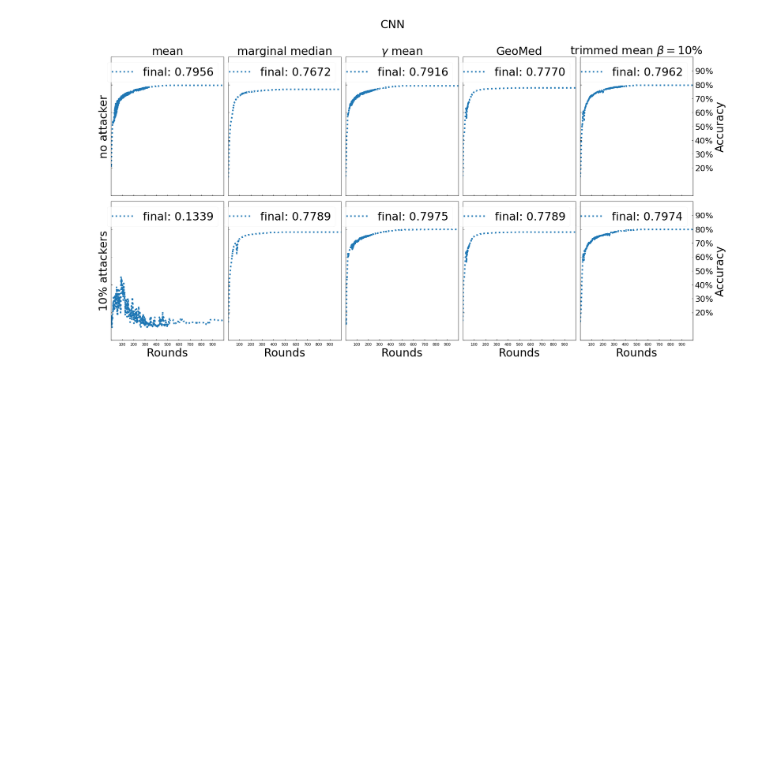
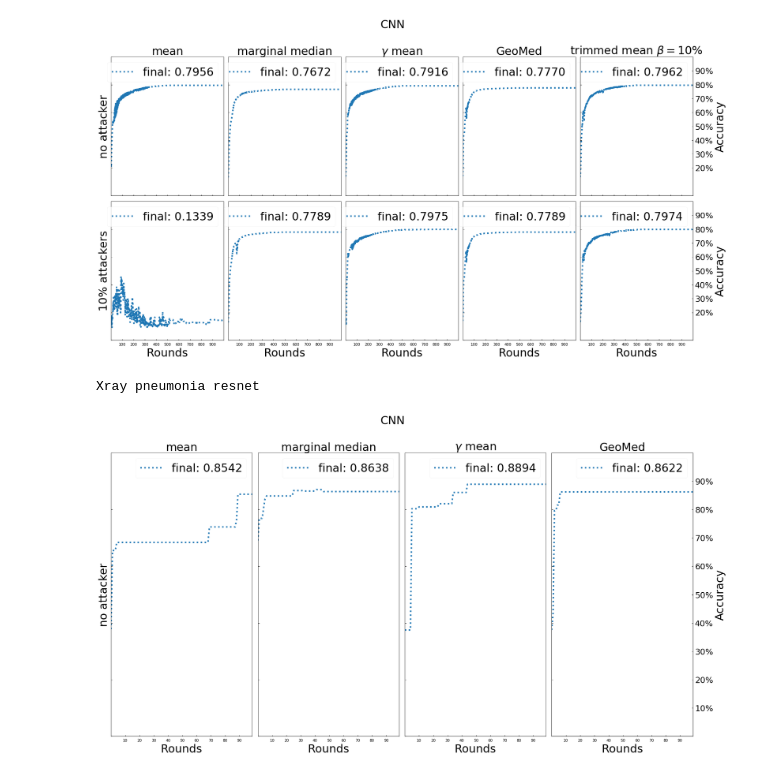
Before and after one commit to CenjhihLi/robust_federated_learning, a Jupyter notebook: mnist_results_plots.ipynb, the cells around one changed output. Saved outputs shown, nothing was run; the diff lists cells and outputs as text; code cells hidden in the pictures; blank space fills up the shorter version.

```diff
--- a/mnist_results_plots.ipynb
+++ b/mnist_results_plots.ipynb
@@ -700,3 +700,67 @@ fig.savefig('plot/fashion_CNN_attackers_10.pdf', format='pdf', bbox_inches='tigh
 # %% [output]
 Evaluate the results across different aggregators
 [figure]
+# %%
+import matplotlib.pyplot as plt
+from matplotlib.ticker import FuncFormatter
+from matplotlib.ticker import MaxNLocator
+import matplotlib as mpl
+
+print('Xray pneumonia resnet')
+
+plt.rc('font', size=BIGGER_SIZE)           # controls default text sizes
+plt.rc('axes', titlesize=BIGGER_SIZE)      # fontsize of the axes title
+plt.rc('axes', labelsize=BIGGER_SIZE)      # fontsize of the x and y labels
+plt.rc('xtick', labelsize=SMALL_SIZE)      # fontsize of the tick labels
+plt.rc('ytick', labelsize=MEDIUM_SIZE)     # fontsize of the tick labels
+plt.rc('legend', fontsize=BIGGER_SIZE)     # legend fontsize
+plt.rc('figure', titlesize=BIGGER_SIZE)    # fontsize of the figure title
+
+experiment, seed, cpr = 'expr_pneumonia_resnet', 1, 'all'
+fig, axs = plt.subplots(1, 4, figsize=(28, 14), sharex=True, sharey='row',  gridspec_kw={'hspace': 0.04, 'wspace': 0.04})
+(ax1, ax2, ax3, ax4) = axs
+
+right_axs = (ax5, ax10)
+
+plt.suptitle('CNN')
+ax1.set_title('mean')
+ax2.set_title('marginal median')
+ax3.set_title(r'$\gamma$ mean')
+ax4.set_title('GeoMed')
+
+ax1.set_ylabel('no attacker')
+ax1.set_ylim(0, 1) # (0.85, 1)
+for i in range(axs.shape[0]):
+    axs[i].set_xlabel('Rounds', fontsize=BIGGER_SIZE)
+    axs[i].set_xticks(range(10, 100, 10))
+
+a_l = axs[0]
+a_r = axs[-1].twinx()
+a_r.tick_params(direction="in")
+a_l.tick_params(labelleft=False)
+a_r.set_ylim(*a_l.get_ylim())
+a_r.set_ylabel('Accuracy', fontsize=BIGGER_SIZE)
+a_r.yaxis.set_major_formatter(FuncFormatter(lambda y, _: '{:.0%}'.format(y)))
+a_r.set_yticks([_ / 10 for _ in range(1, 10)])
+
+plot_list = ['mean', 'median', 'gamma_mean_0_5', 'geometric_median']
+for i, aggr in enumerate(plot_list):
+    if 'gamma_mean' in aggr:
+        exp_f1 = [
+            (f'experiments/{experiment}/seed_{seed}/simple_{aggr}_cpr_{cpr}', f'{aggr}[1] byz', 0.6, ':'),
+            ]
+    else:
+        exp_f1 = [
+            (f'experiments/{experiment}/seed_{seed}/{aggr}_cpr_{cpr}', f'{aggr}[1] byz', 0.6, ':'),
+            ]
+    plot_range(exp_f1, axs[i], 0, 999, metric_idx=1, label_final=True)
+
+for ax in axs.flat:
+    ax.tick_params(direction="in")
+    ax.margins(0)
+    ax.label_outer()
+
+fig.savefig('plot/exp_pneumonia_resnet.png', format='png', bbox_inches='tight')
+# %% [output]
+Xray pneumonia resnet
+[figure, added]
```
Also changed, not shown: parts of 8 cells of this notebook, 15 other files.
